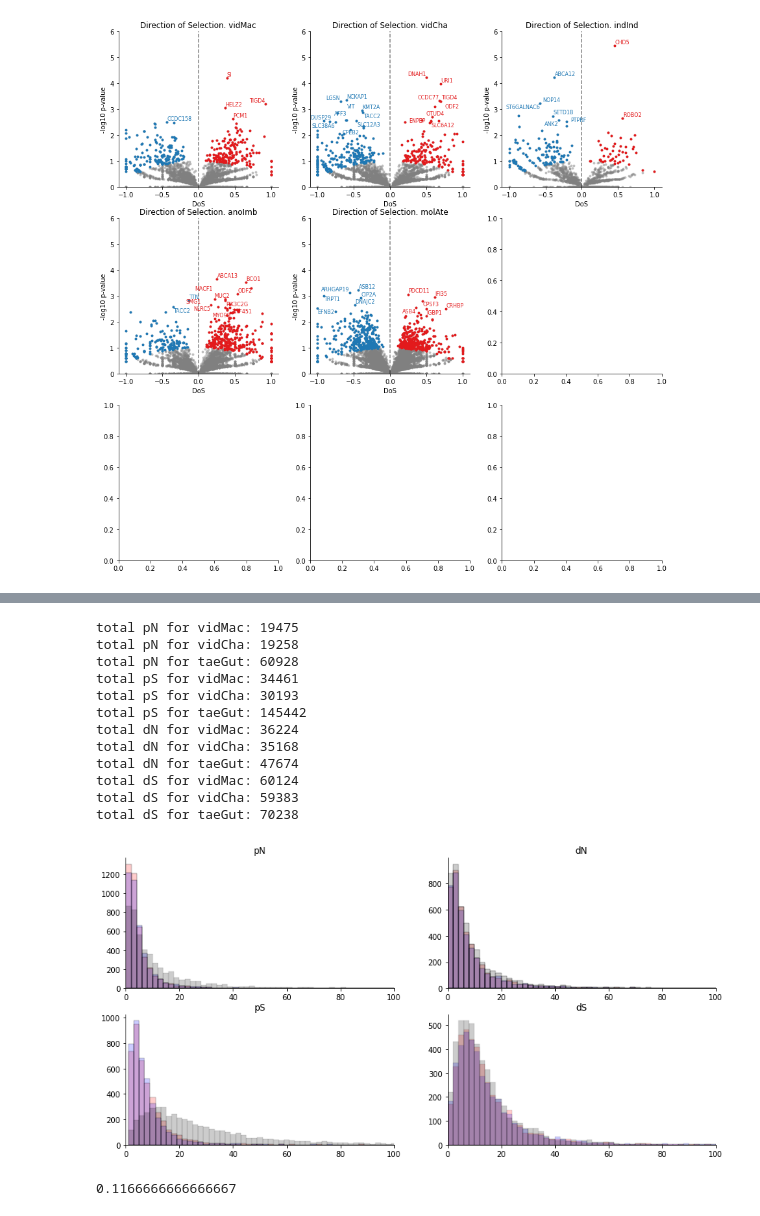
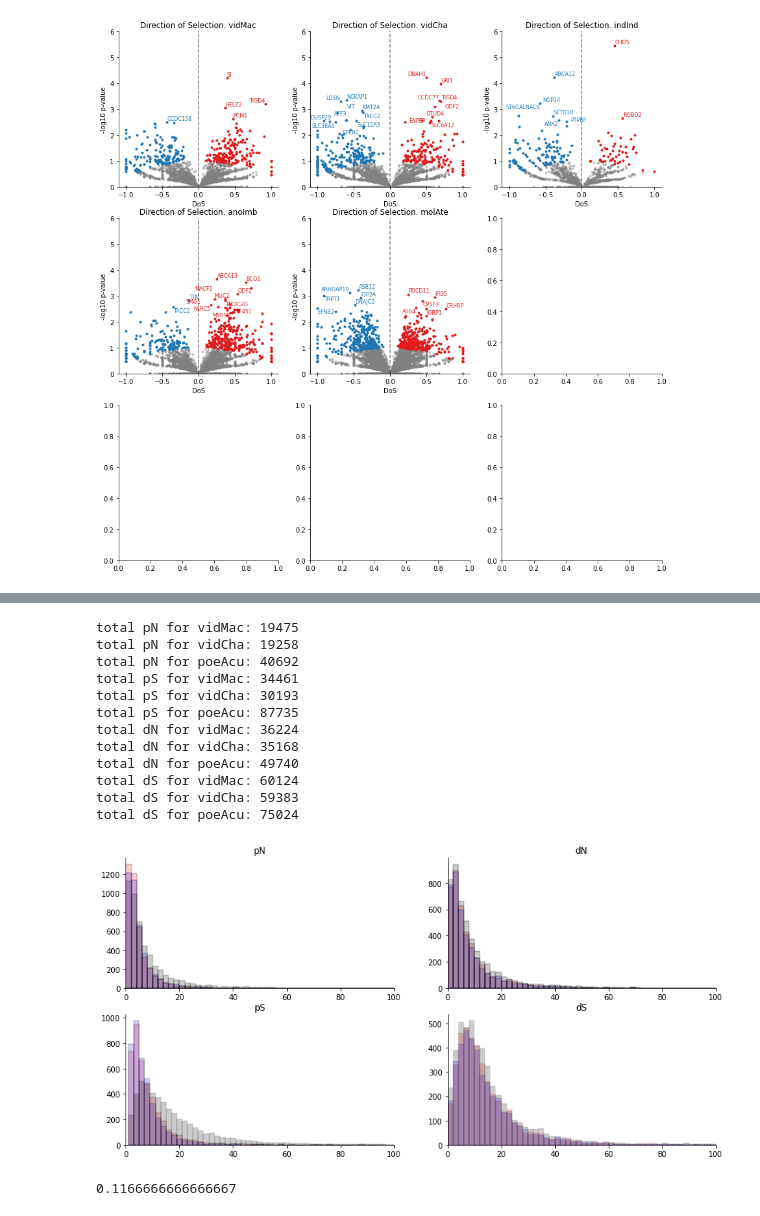
Before and after one commit to osipovarev/Brood_parasites_analysis, a Jupyter notebook: mk_test_analysis.ipynb, the cells around one changed output, grey strips where cells are left out. Saved outputs shown, nothing was run; the diff lists cells and outputs as text; code cells hidden in the pictures.

```diff
--- a/mk_test_analysis.ipynb
+++ b/mk_test_analysis.ipynb
@@ -144,7 +144,7 @@ with open('OXPHOS_genes.lst', 'r') as inf:
 # %%
 ### Plot imputed MKT
 # dbs = ['vidMac', 'vidCha', 'anoImb', 'indInd', 'picPub', 'molAte', 'agePho']
-dbs = ['vidMac', 'vidCha', 'indInd', 'picPub', 'molAte', 'agePho', 'taeGut']
+dbs = ['vidMac', 'vidCha', 'indInd', 'picPub', 'molAte', 'agePho', 'taeGut', 'poeAcu']
 # dbs = ['vidMac', 'taeGut']
 selected_genes = []
 
@@ -226,42 +227,42 @@ taeGut
 # %%
 fig, axes = plt.subplots(2, 2, figsize=(14, 7))
 values = ['pN', 'pS', 'dN', 'dS']
-dbs = ['vidMac', 'vidCha', 'taeGut']
+dbs = ['vidMac', 'vidCha', 'poeAcu']
 colors = ['red', 'blue', 'black']
 
 for k in range(len(values)):
     i = k % 2
     j = k // 2
     axi = axes[i][j]
     vi = values[k]
 
     for l in range(len(dbs)):
         db = dbs[l]
         c = colors[l]
         dfi = all_DFs[db][vi]
         sns.histplot(ax=axi, data=dfi, alpha=.2, binwidth=2, color=c)
         print('total {} for {}: {}'.format(vi, db, round(sum(dfi))))
     axi.set_xlim(0, 100)
     axi.set_xlabel('')
     axi.set_ylabel('')
     axi.set_title(vi)
 
 
 sns.despine(fig=None, ax=None, left=False, bottom=False, offset=None, trim=False)
 # %% [output]
 total pN for vidMac: 19475
 total pN for vidCha: 19258
-total pN for taeGut: 60928
+total pN for poeAcu: 40692
 total pS for vidMac: 34461
 total pS for vidCha: 30193
-total pS for taeGut: 145442
+total pS for poeAcu: 87735
 total dN for vidMac: 36224
 total dN for vidCha: 35168
-total dN for taeGut: 47674
+total dN for poeAcu: 49740
 total dS for vidMac: 60124
 total dS for vidCha: 59383
-total dS for taeGut: 70238
+total dS for poeAcu: 75024
-[figure, old version]
+[figure, new version]
 # %%
 40/(40+60) - 20/(20+30)
 
```
Also changed, not shown: parts of 1 cell of this notebook, 1 other file.
